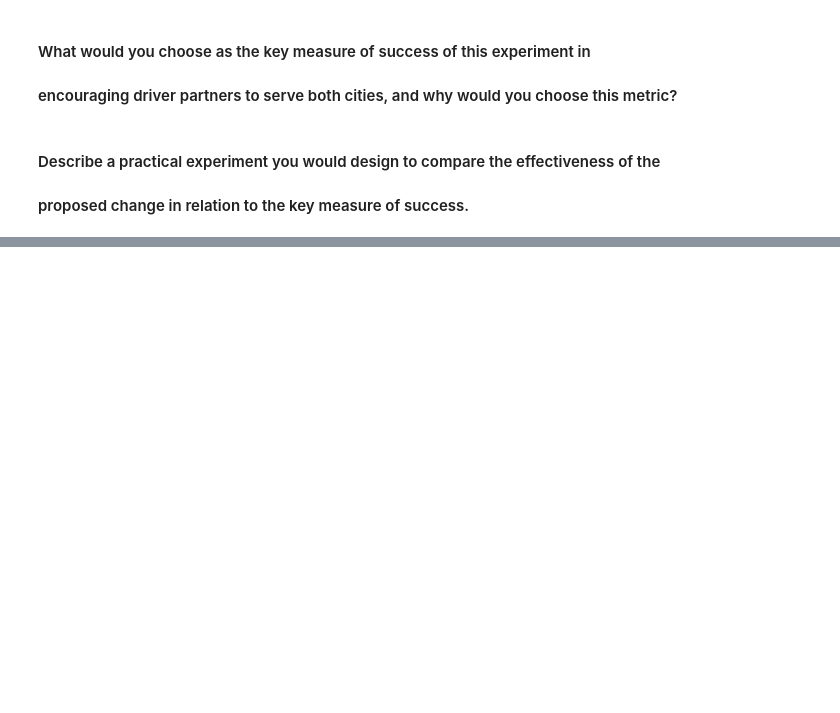
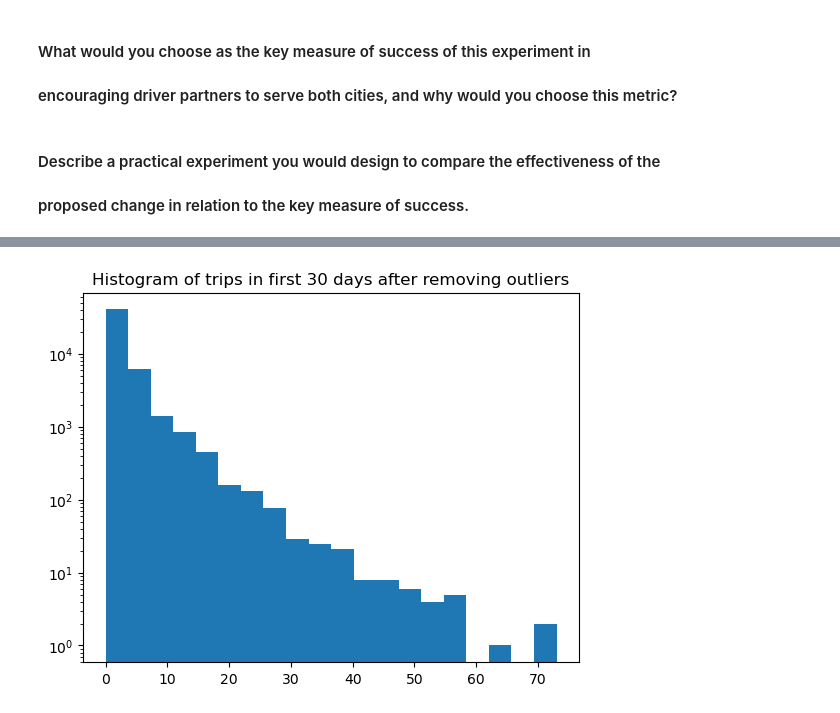
Before and after one commit to StephenDodd1/Ultimate, a Jupyter notebook: Untitled.ipynb, the cells around one changed output, grey strips where cells are left out. Saved outputs shown, nothing was run; the diff lists cells and outputs as text; code cells hidden in the pictures; blank space fills up the shorter version.

```diff
--- a/Untitled.ipynb
+++ b/Untitled.ipynb
@@ -208,0 +294,10 @@ fig.tight_layout()
+# %%
+new_df = new_df[new_df['trips_in_first_30_days'] < 100]
+new_df = new_df[new_df['avg_dist'] < 100]
+# %%
+plt.hist(new_df['trips_in_first_30_days'], bins = 20)
+plt.yscale('log')
+plt.title('Histogram of trips in first 30 days after removing outliers')
+plt.show()
+# %% [output]
+[figure, added]
```
Also changed, not shown: parts of 38 cells of this notebook.
